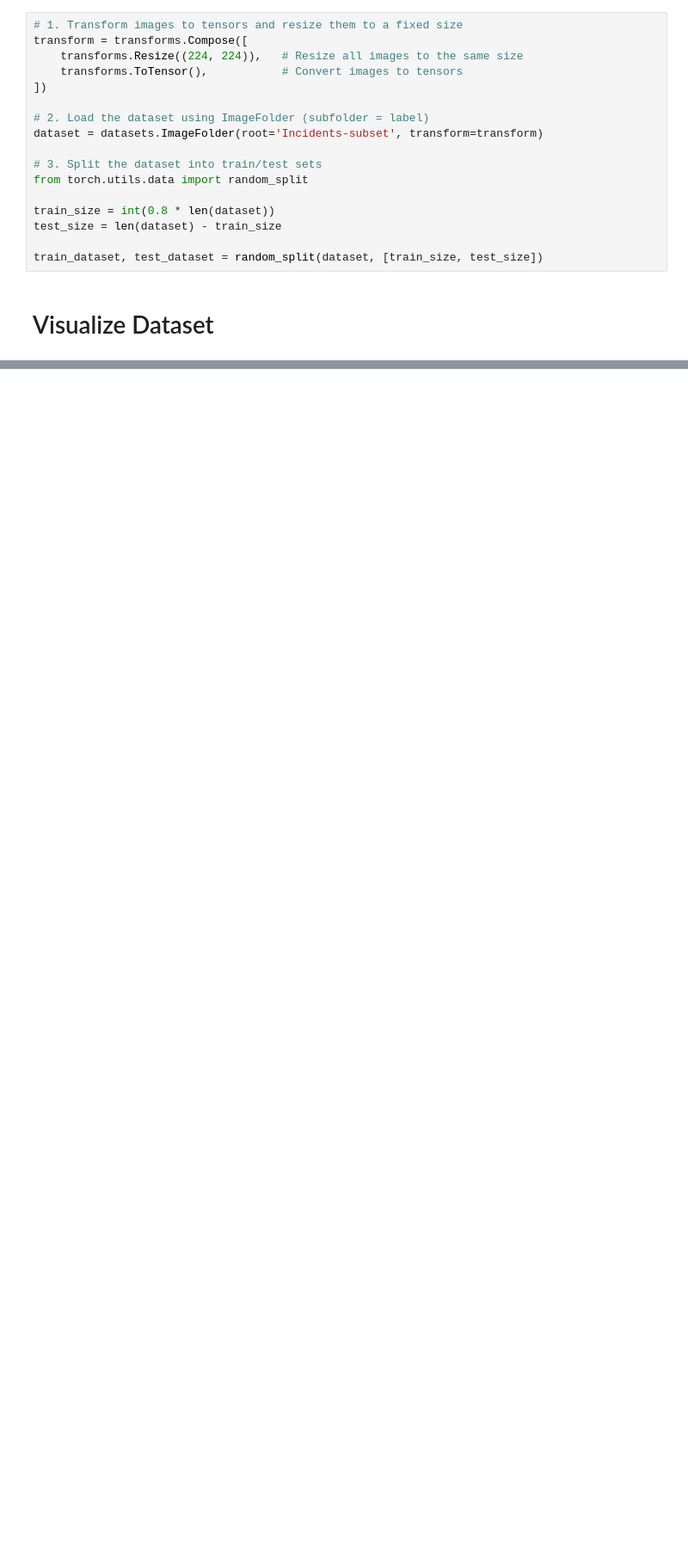
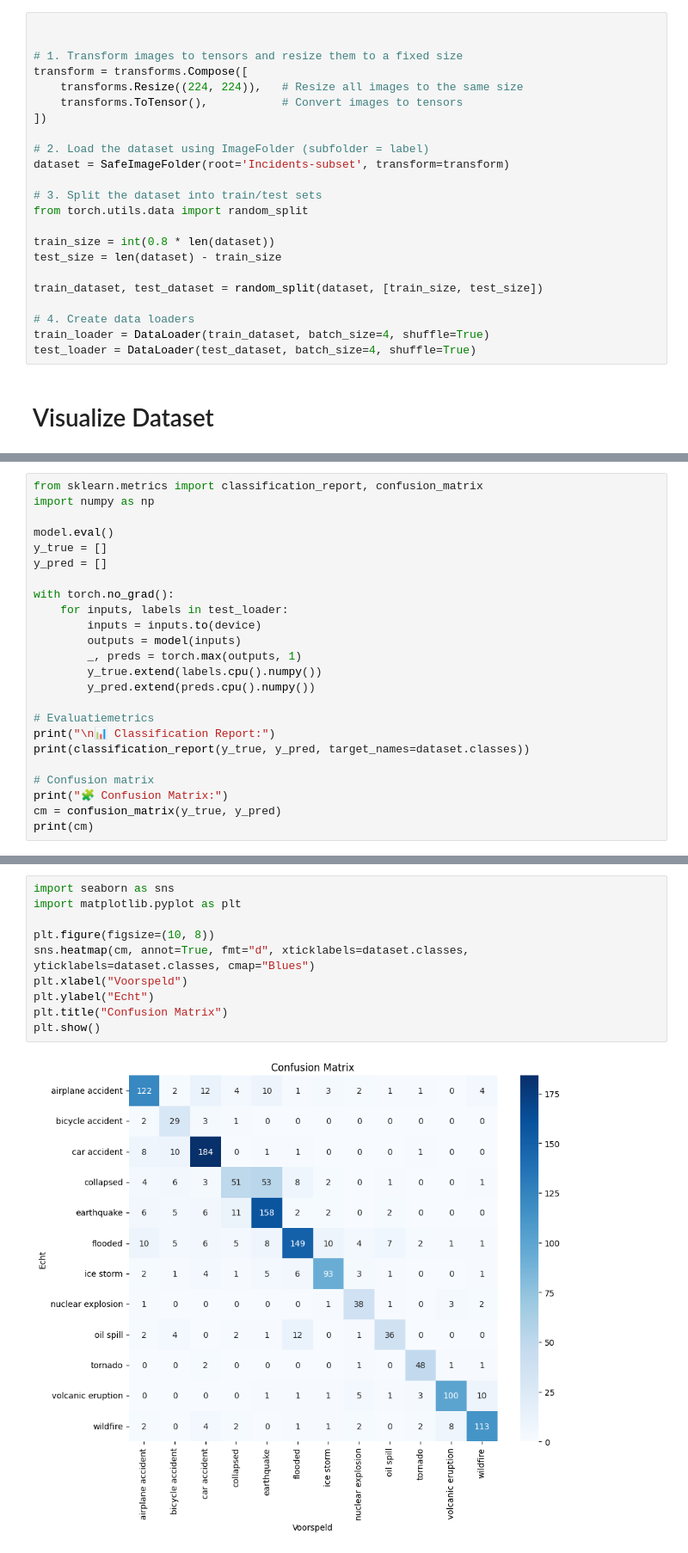
Before and after one commit to Myrthevdv/Data_Science_Final_Project, a Jupyter notebook: main.ipynb, the cells around one changed output, grey strips where cells are left out. Shown at 86% size. Cells and saved outputs as stored; diff of their text form; blank space fills up the shorter version.

```diff
--- a/main.ipynb
+++ b/main.ipynb
@@ -6,4 +23,6 @@ import matplotlib.pyplot as plt
 # %%
+
+
 # 1. Transform images to tensors and resize them to a fixed size
 transform = transforms.Compose([
     transforms.Resize((224, 224)),   # Resize all images to the same size
@@ -11,7 +30,7 @@ transform = transforms.Compose([
 ])
 
 # 2. Load the dataset using ImageFolder (subfolder = label)
-dataset = datasets.ImageFolder(root='Incidents-subset', transform=transform)
+dataset = SafeImageFolder(root='Incidents-subset', transform=transform)
 
 # 3. Split the dataset into train/test sets
 from torch.utils.data import random_split
@@ -20,6 +39,10 @@ train_size = int(0.8 * len(dataset))
 test_size = len(dataset) - train_size
 
 train_dataset, test_dataset = random_split(dataset, [train_size, test_size])
+
+# 4. Create data loaders
+train_loader = DataLoader(train_dataset, batch_size=4, shuffle=True)
+test_loader = DataLoader(test_dataset, batch_size=4, shuffle=True)
 # %% [markdown]
 # Visualize Dataset
 # %%
@@ -76,0 +151,24 @@ Label name: airplane accident
+# %%
+from sklearn.metrics import classification_report, confusion_matrix
+import numpy as np
+
+model.eval()
+y_true = []
+y_pred = []
+
+with torch.no_grad():
+    for inputs, labels in test_loader:
+        inputs = inputs.to(device)
+        outputs = model(inputs)
+        _, preds = torch.max(outputs, 1)
+        y_true.extend(labels.cpu().numpy())
+        y_pred.extend(preds.cpu().numpy())
+
+# Evaluatiemetrics
+print("\n📊 Classification Report:")
+print(classification_report(y_true, y_pred, target_names=dataset.classes))
+
+# Confusion matrix
+print("🧩 Confusion Matrix:")
+cm = confusion_matrix(y_true, y_pred)
+print(cm)
@@ -76,0 +193,12 @@ Label name: airplane accident
+# %%
+import seaborn as sns
+import matplotlib.pyplot as plt
+
+plt.figure(figsize=(10, 8))
+sns.heatmap(cm, annot=True, fmt="d", xticklabels=dataset.classes, yticklabels=dataset.classes, cmap="Blues")
+plt.xlabel("Voorspeld")
+plt.ylabel("Echt")
+plt.title("Confusion Matrix")
+plt.show()
+# %% [output]
+[figure, added]
```
Also changed, not shown: parts of 5 cells of this notebook.
